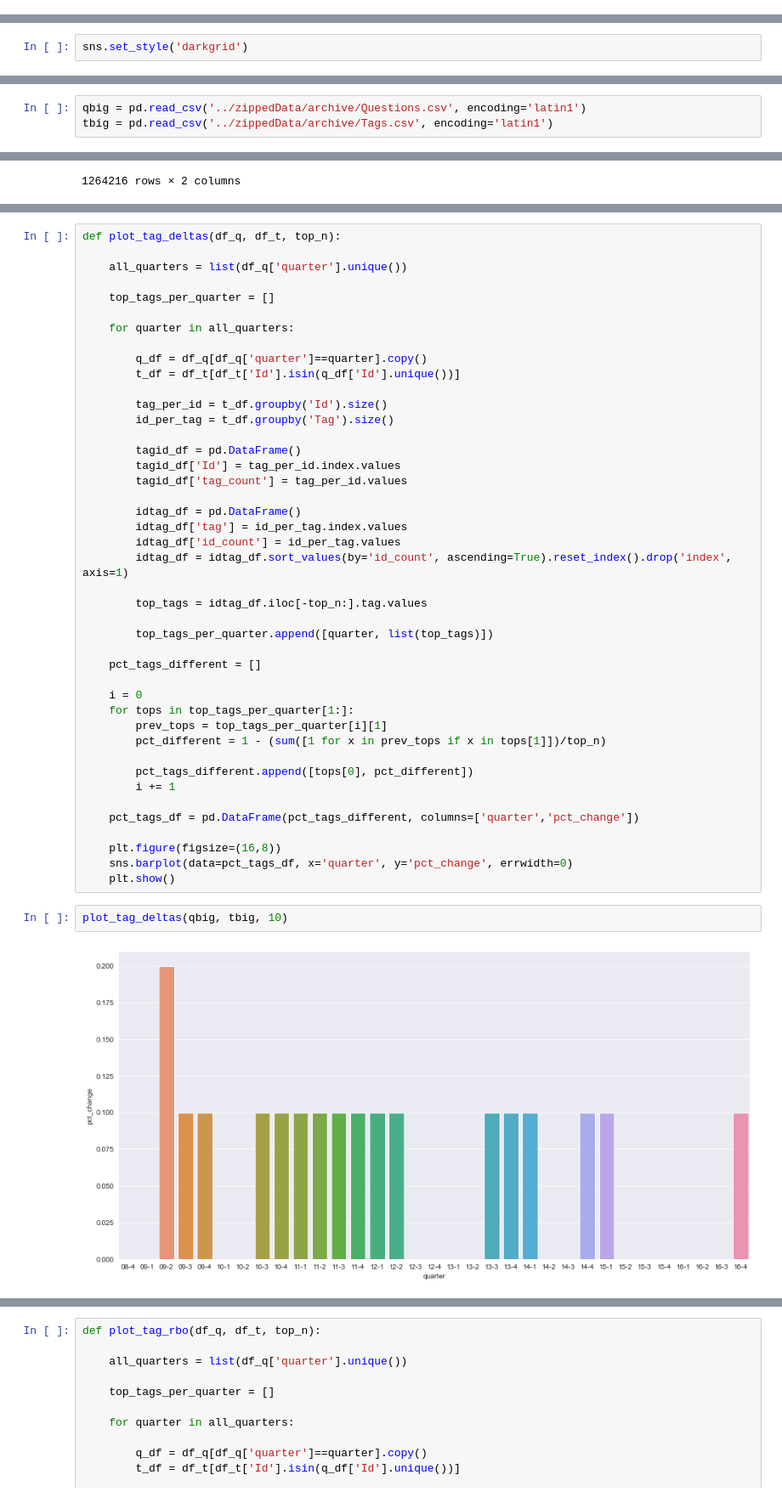
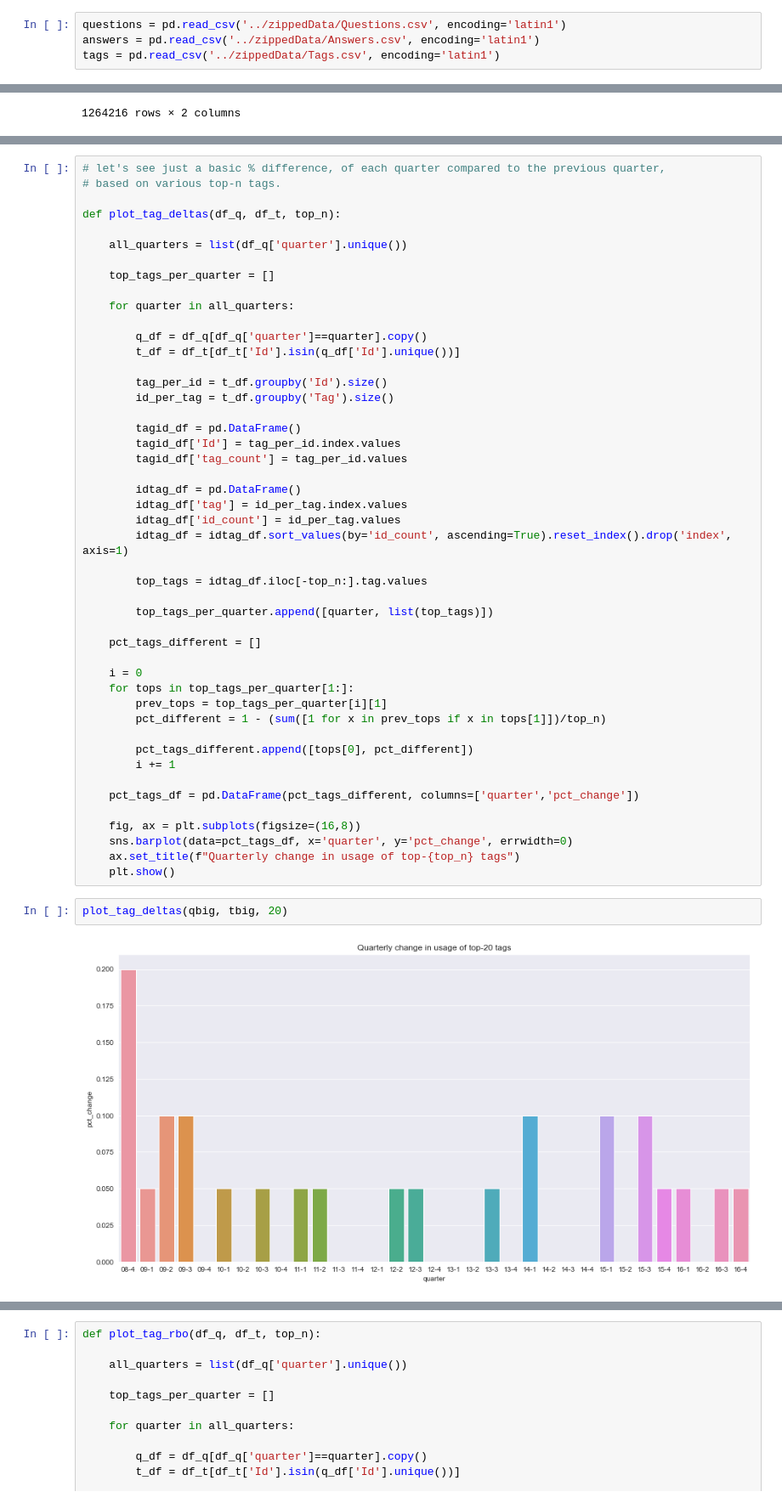
Before and after one commit to willcd/module5-project, a Jupyter notebook: code/eda_notebook.ipynb, the cells around one changed output, grey strips where cells are left out. Shown at 85% size. Saved outputs shown, nothing was run; the diff lists cells and outputs as text.

```diff
--- a/code/eda_notebook.ipynb
+++ b/code/eda_notebook.ipynb
@@ -297,0 +48,4 @@ answers
+# %%
+questions = pd.read_csv('../zippedData/Questions.csv', encoding='latin1')
+answers = pd.read_csv('../zippedData/Answers.csv', encoding='latin1')
+tags = pd.read_csv('../zippedData/Tags.csv', encoding='latin1')
@@ -422,8 +436,6 @@ top_tag_pcts = []
 for count in top_tag_counts:
     top_tags = list(idtag_df.iloc[-(int(count)+1):-1]['tag'])
     top_tag_pcts.append(len(tags[tags['Tag'].isin(top_tags)].groupby('Id').size())/len(tagid_df))
-# %%
-sns.set_style('darkgrid')
 # %%
 fig, ax = plt.subplots(figsize=(12,8))
 
@@ -497,3 +498,0 @@ ax.set_ylabel('Percentage');
-# %%
-qbig = pd.read_csv('../zippedData/archive/Questions.csv', encoding='latin1')
-tbig = pd.read_csv('../zippedData/archive/Tags.csv', encoding='latin1')
@@ -525,6 +532,9 @@ sns.histplot(qbig['quarter'], discrete=True);
 # %% [output]
 [figure]
 # %%
+# let's see just a basic % difference, of each quarter compared to the previous quarter,
+# based on various top-n tags.
+
 def plot_tag_deltas(df_q, df_t, top_n):
 
     all_quarters = list(df_q['quarter'].unique())
@@ -564,13 +574,14 @@ def plot_tag_deltas(df_q, df_t, top_n):
 
     pct_tags_df = pd.DataFrame(pct_tags_different, columns=['quarter','pct_change'])
 
-    plt.figure(figsize=(16,8))
+    fig, ax = plt.subplots(figsize=(16,8))
     sns.barplot(data=pct_tags_df, x='quarter', y='pct_change', errwidth=0)
+    ax.set_title(f"Quarterly change in usage of top-{top_n} tags")
     plt.show()
 # %%
-plot_tag_deltas(qbig, tbig, 10)
+plot_tag_deltas(qbig, tbig, 20)
 # %% [output]
-[figure, old version]
+[figure, new version]
 # %%
 plot_tag_deltas(qbig, tbig, 50)
 # %% [output]
```
Also changed, not shown: parts of 116 cells of this notebook, 32 other files.
